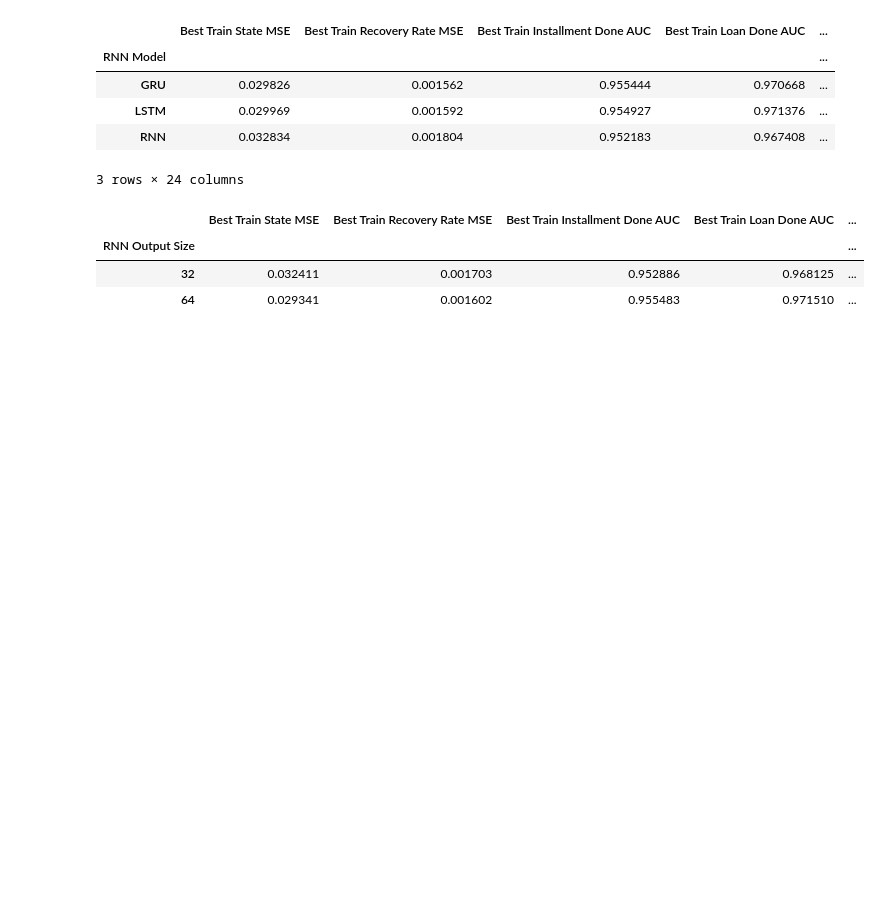
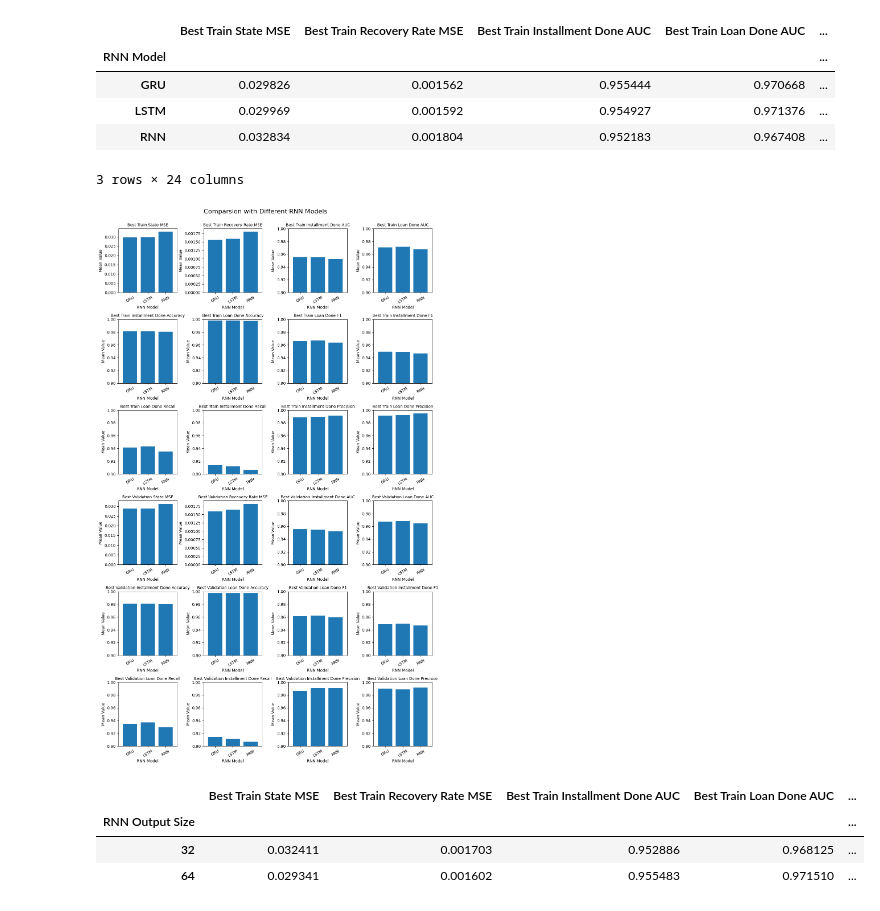
Before and after one commit to QianZeHao123/LoanRL, a Jupyter notebook: FINAL_6_Result_Concat.ipynb, the cells around one changed output. Drawn from its saved outputs; the diff is of its cells as text; code cells hidden in the pictures; blank space fills up the shorter version.

Commit message:
update comparison with different groups

```diff
--- a/FINAL_6_Result_Concat.ipynb
+++ b/FINAL_6_Result_Concat.ipynb
@@ -149,6 +149,38 @@ RNN_model_grouped_means
 | LSTM | 0.029969 | 0.001592 | 0.954927 | 0.971376 | ... |
 | RNN | 0.032834 | 0.001804 | 0.952183 | 0.967408 | ... |
 3 rows × 24 columns
+# %%
+rows, cols = 6, 4
+fig, axes = plt.subplots(rows, cols, figsize=(12, 20))
+
+mse_metrics = [
+    "Best Train State MSE",
+    "Best Train Recovery Rate MSE",
+    "Best Validation State MSE",
+    "Best Validation Recovery Rate MSE",
+]
+
+# grouped_means = final_df.groupby("RNN Model")[metrics].mean()
+
+# draw bar plot for each metric
+for ax, metric in zip(axes.flat, metrics):
+    RNN_model_grouped_means[metric].plot(kind="bar", ax=ax, width=0.8)
+    ax.set_title(metric, fontsize=10)
+    ax.set_ylabel("Mean Value")
+    ax.set_xlabel("RNN Model")
+    ax.tick_params(axis="x", rotation=30)
+
+    # set y-axis range to [0, 1] for MSE metrics
+    if metric not in mse_metrics:
+        ax.set_ylim(0.9, 1)  # except MSE, set y-axis range to [0.9, 1]
+
+# add a title for the whole figure
+fig.suptitle("Comparsion with Different RNN Models", fontsize=16)
+
+plt.tight_layout(rect=[0, 0, 1, 0.98])
+plt.show()
+# %% [output]
+[figure, added]
 # %%
 # calculate the mean of each metric for each RNN model
 RNN_output_size_grouped_means = final_df.groupby("RNN Output Size")[metrics].mean()
```
Also changed, not shown: parts of 4 cells of this notebook.
